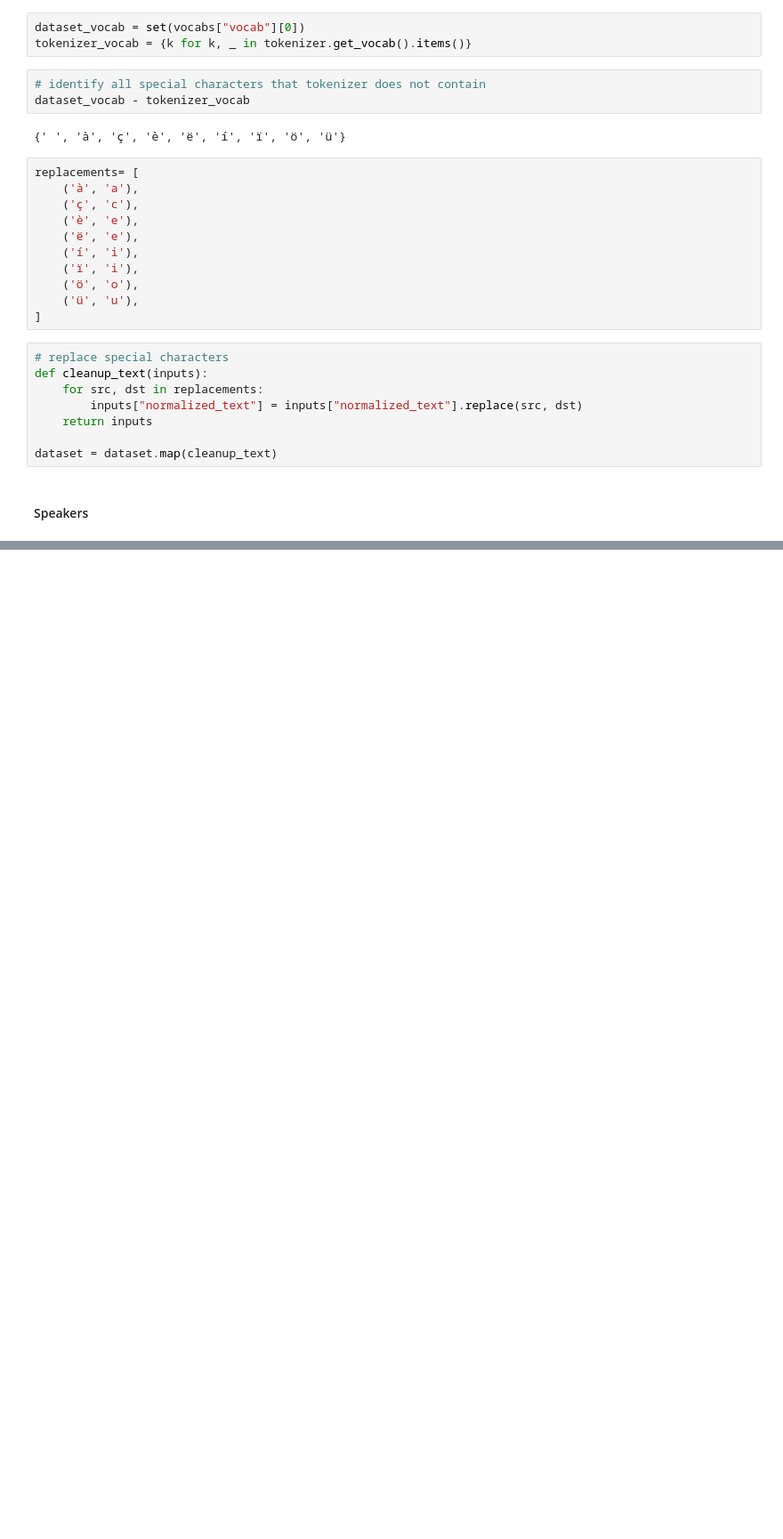
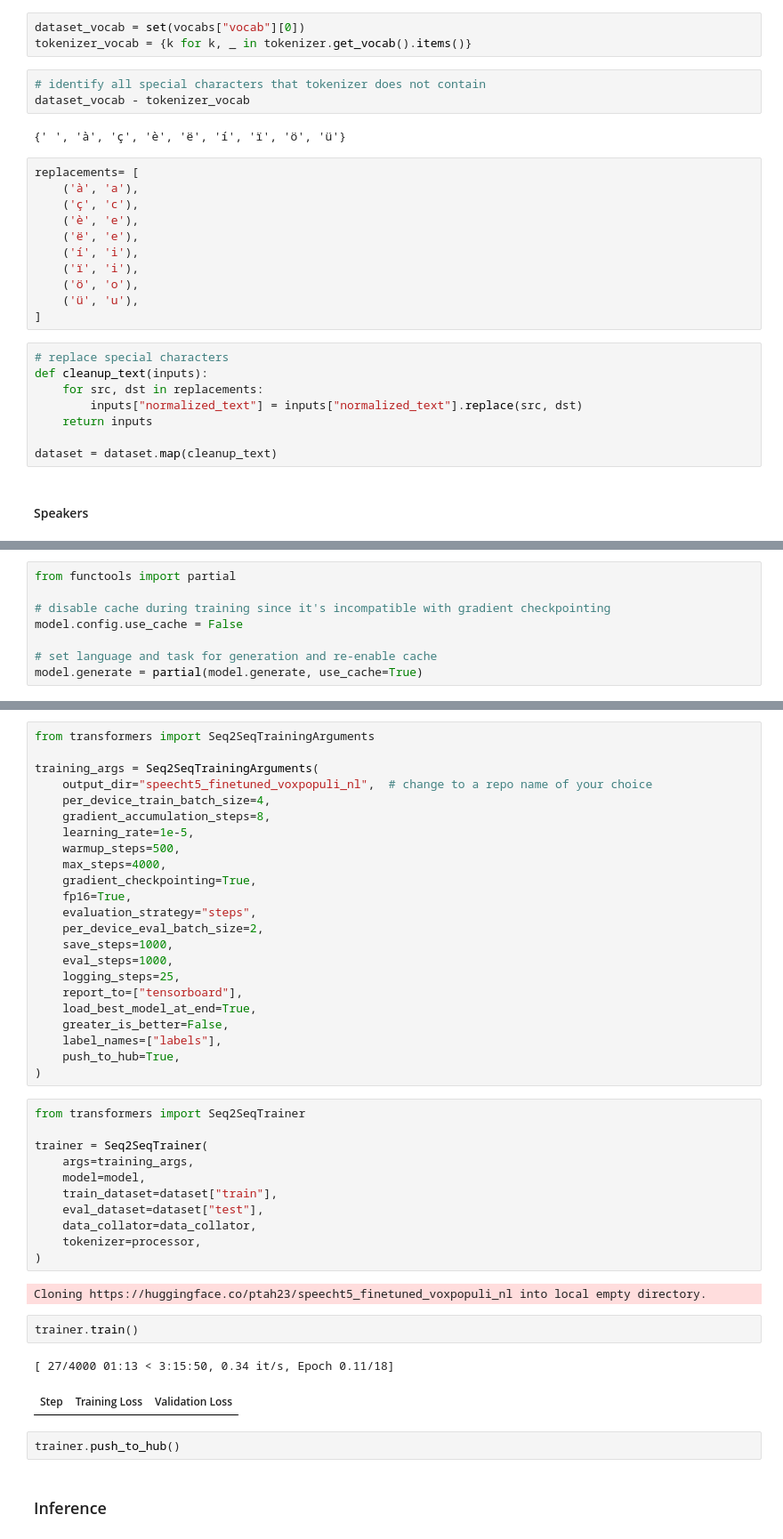
Before and after one commit to ptah23/audio-transformers-course-notebooks, a Jupyter notebook: Unit 6.ipynb, the cells around one changed output, grey strips where cells are left out. Shown at 89% size. Drawn from its saved outputs; the diff is of its cells as text; blank space fills up the shorter version.

Commit message:
Unit 6 Training

```diff
--- a/Unit 6.ipynb
+++ b/Unit 6.ipynb
@@ -188,0 +377,8 @@ dataset = dataset.map(cleanup_text)
+# %%
+from functools import partial
+
+# disable cache during training since it's incompatible with gradient checkpointing
+model.config.use_cache = False
+
+# set language and task for generation and re-enable cache
+model.generate = partial(model.generate, use_cache=True)
@@ -188,0 +404,45 @@ dataset = dataset.map(cleanup_text)
+# %%
+from transformers import Seq2SeqTrainingArguments
+
+training_args = Seq2SeqTrainingArguments(
+    output_dir="speecht5_finetuned_voxpopuli_nl",  # change to a repo name of your choice
+    per_device_train_batch_size=4,
+    gradient_accumulation_steps=8,
+    learning_rate=1e-5,
+    warmup_steps=500,
+    max_steps=4000,
+    gradient_checkpointing=True,
+    fp16=True,
+    evaluation_strategy="steps",
+    per_device_eval_batch_size=2,
+    save_steps=1000,
+    eval_steps=1000,
+    logging_steps=25,
+    report_to=["tensorboard"],
+    load_best_model_at_end=True,
+    greater_is_better=False,
+    label_names=["labels"],
+    push_to_hub=True,
+)
+# %%
+from transformers import Seq2SeqTrainer
+
+trainer = Seq2SeqTrainer(
+    args=training_args,
+    model=model,
+    train_dataset=dataset["train"],
+    eval_dataset=dataset["test"],
+    data_collator=data_collator,
+    tokenizer=processor,
+)
+# %% [output]
+Cloning https://huggingface.co/ptah23/speecht5_finetuned_voxpopuli_nl into local empty directory.
+# %%
+trainer.train()
+# %% [output]
+[ 27/4000 01:13 < 3:15:50, 0.34 it/s, Epoch 0.11/18]
+| Step | Training Loss | Validation Loss |
+# %%
+trainer.push_to_hub()
+# %% [markdown]
+### Inference
```
Also changed, not shown: parts of 29 cells of this notebook.
